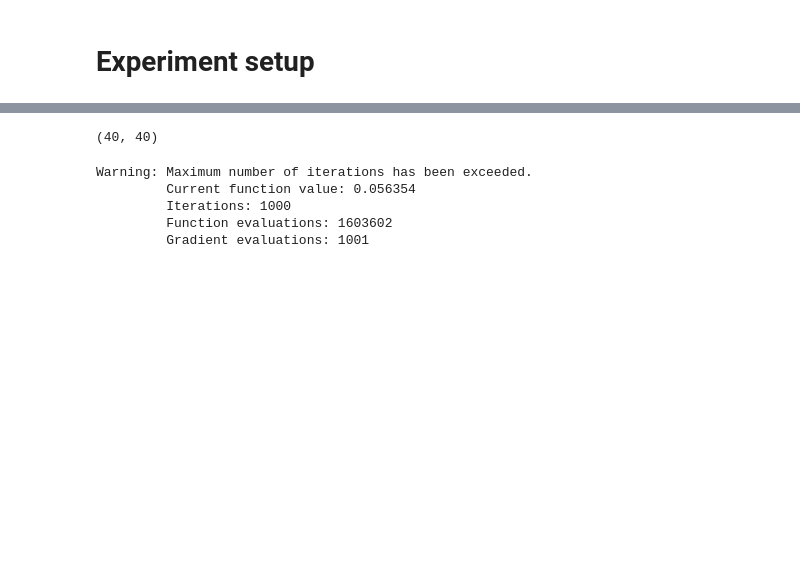
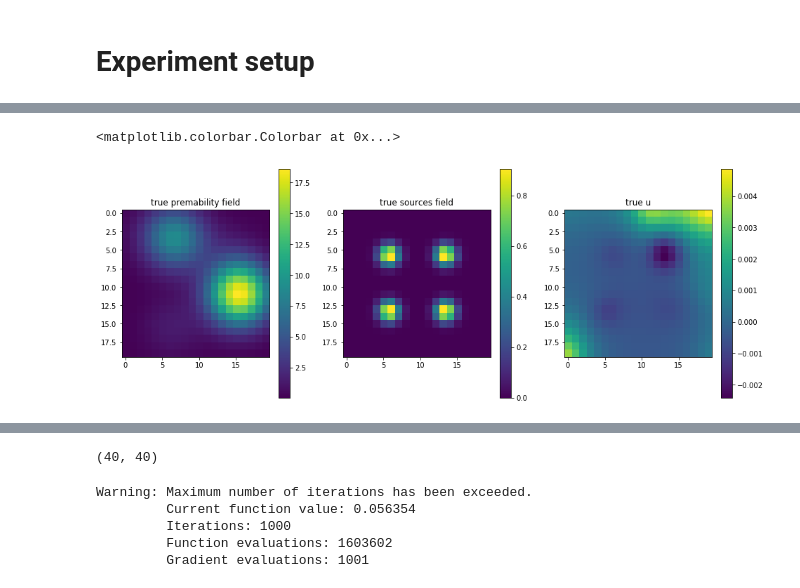
Before and after one commit to KaloshinPE/UQ_project, a Jupyter notebook: project.ipynb, the cells around one changed output, grey strips where cells are left out. Cells and saved outputs as stored; diff of their text form; code cells hidden in the pictures; blank space fills up the shorter version.

```diff
--- a/project.ipynb
+++ b/project.ipynb
@@ -13,0 +78,4 @@ The autoreload extension is already loaded. To reload it, use:
+# %%
+task = TaskSetup(2, 20, n_p=9, seed=102)
+task.x, task.ri
+# task.L[:600,1000:] = np.zeros((600, 600))
@@ -13,0 +94,12 @@ The autoreload extension is already loaded. To reload it, use:
+# %%
+plt.rcParams['figure.figsize'] = (16,6)
+plt.subplot(131); plt.imshow(task.K); plt.title('true premability field'); plt.colorbar()
+plt.subplot(132); plt.imshow(task.Q); plt.title('true sources field'); plt.colorbar()
+plt.subplot(133); plt.imshow(task.u); plt.title('true u'); plt.colorbar()
+# fig, (ax1, ax2, ax3) = plt.subplots(1, 3, figsize=(14, 12))
+# ax1.imshow(task.K); ax1.set_title('true premability field')
+# ax2.imshow(task.Q); ax2.set_title('true sources field')
+# ax3.imshow(task.u); ax3.set_title('true u')
+# %% [output]
+<matplotlib.colorbar.Colorbar at 0x...>
+[figure, added]
```
Also changed, not shown: parts of 33 cells of this notebook, 2 other files.
